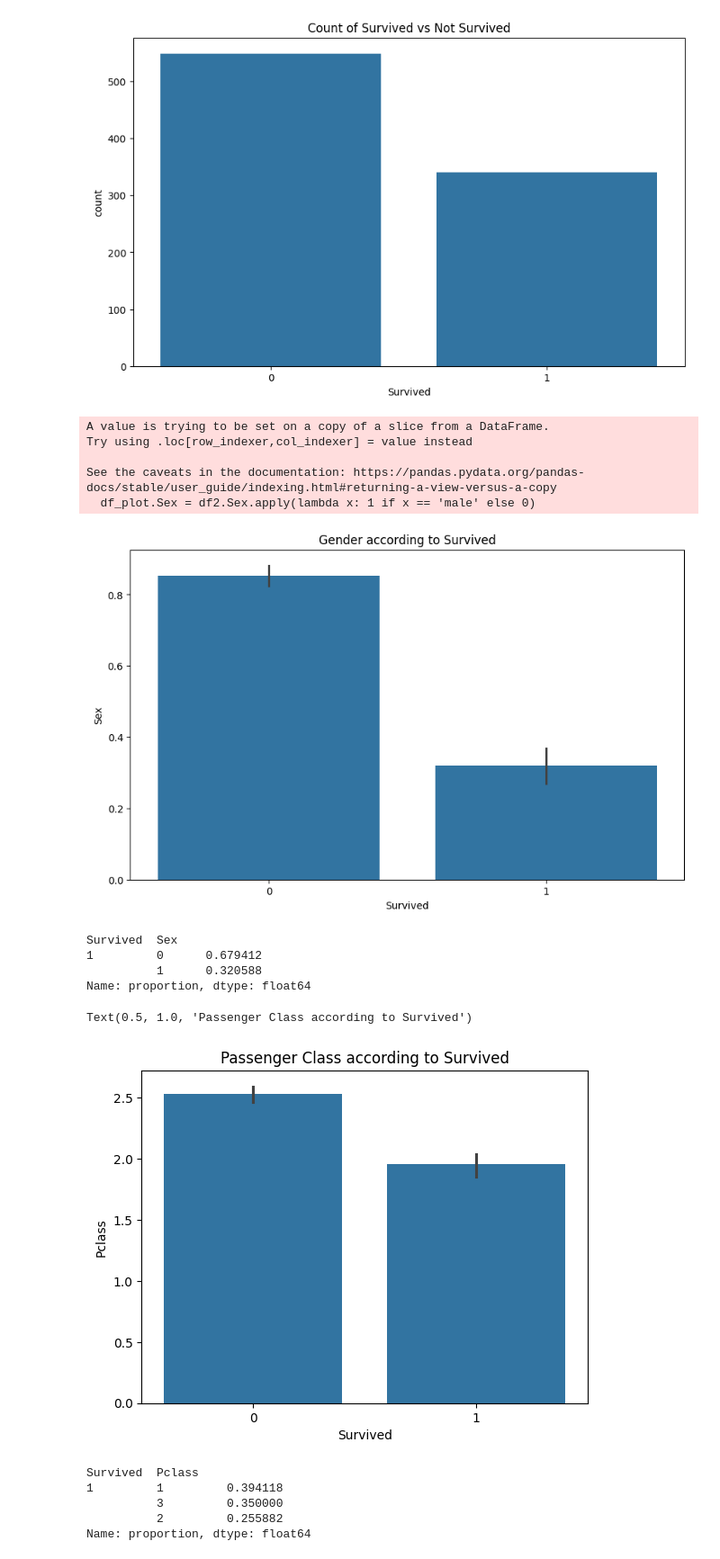
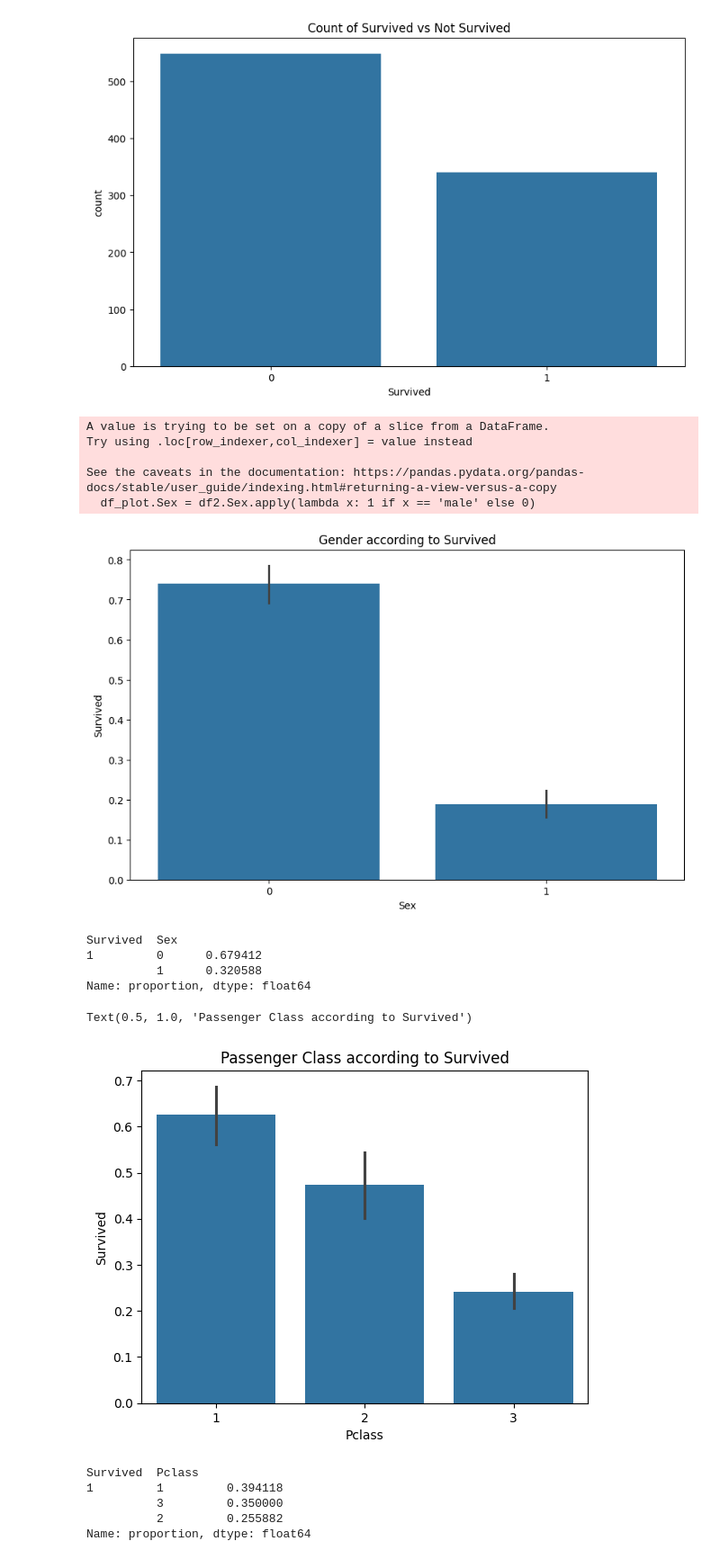
Before and after one commit to dextermadh/Titanic-Survival-Prediction, a Jupyter notebook: model_creation.ipynb, the cells around one changed output. Shown: that part at 90% size. Cells and saved outputs as stored; diff of their text form; code cells hidden in the pictures.

```diff
--- a/model_creation.ipynb
+++ b/model_creation.ipynb
@@ -147,7 +147,7 @@ df_plot = df2
 df_plot.Sex = df2.Sex.apply(lambda x: 1 if x == 'male' else 0)
 
 plt.figure(figsize=(10, 6))
-sns.barplot(x='Survived', y='Sex', data=df_plot)
+sns.barplot(x='Sex', y='Survived', data=df2)
 plt.title('Gender according to Survived')
 plt.show()
 # %% [output]
@@ -156,7 +156,7 @@ Try using .loc[row_indexer,col_indexer] = value instead
 
 See the caveats in the documentation: https://pandas.pydata.org/pandas-docs/stable/user_guide/indexing.html#returning-a-view-versus-a-copy
   df_plot.Sex = df2.Sex.apply(lambda x: 1 if x == 'male' else 0)
-[figure, old version]
+[figure, new version]
 # %%
 df_sex = df2[['Survived', 'Sex']]
 df_sex_survived = df_sex[df_sex['Survived'] == 1]
@@ -167,11 +167,11 @@ Survived  Sex
           1      0.320588
 Name: proportion, dtype: float64
 # %%
-sns.barplot(x='Survived', y='Pclass', data=df2)
+sns.barplot(x='Pclass', y='Survived', data=df2)
 plt.title('Passenger Class according to Survived')
 # %% [output]
 Text(0.5, 1.0, 'Passenger Class according to Survived')
-[figure, old version]
+[figure, new version]
 # %%
 df_pclass = df2[['Survived', 'Pclass']]
 df_pclass_survived = df_pclass[df_pclass['Survived'] == 1]
```
Also changed, not shown: parts of 7 cells of this notebook.
